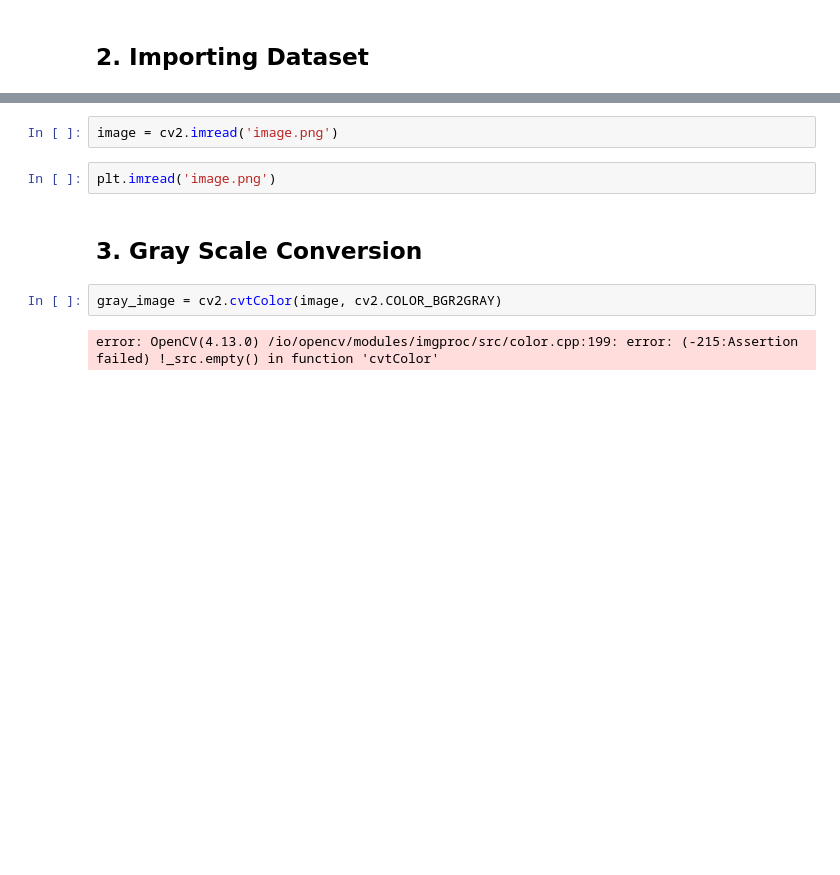
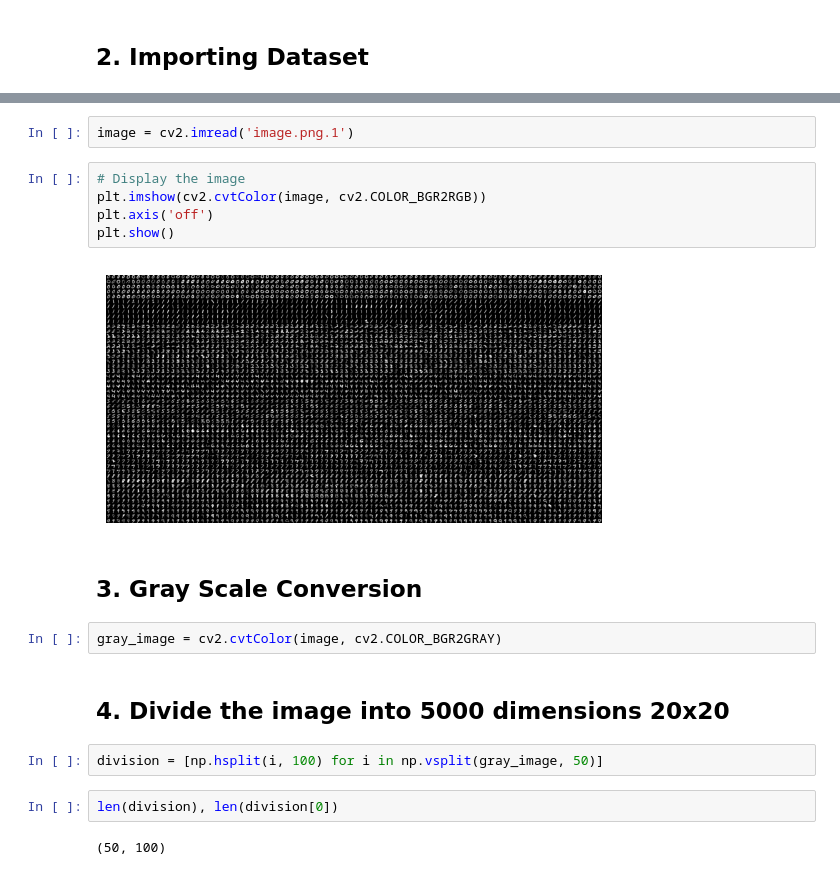
Before and after one commit to fatahrahimi330/100-Machine-Learning-Projects, a Jupyter notebook: 5-OCR/ocr_handwritten_digits.ipynb, the cells around one changed output, grey strips where cells are left out. Saved outputs shown, nothing was run; the diff lists cells and outputs as text; blank space fills up the shorter version.

```diff
--- a/5-OCR/ocr_handwritten_digits.ipynb
+++ b/5-OCR/ocr_handwritten_digits.ipynb
@@ -14,10 +27,21 @@ import cv2
 # %%
-image = cv2.imread('image.png')
+image = cv2.imread('image.png.1')
 # %%
-plt.imread('image.png')
+# Display the image
+plt.imshow(cv2.cvtColor(image, cv2.COLOR_BGR2RGB))
+plt.axis('off')
+plt.show()
+# %% [output]
+[figure, added]
 # %% [markdown]
 ## 3. Gray Scale Conversion
 # %%
 gray_image = cv2.cvtColor(image, cv2.COLOR_BGR2GRAY)
-# %% [output]
-error: OpenCV(4.13.0) /io/opencv/modules/imgproc/src/color.cpp:199: error: (-215:Assertion failed) !_src.empty() in function 'cvtColor'
+# %% [markdown]
+## 4. Divide the image into 5000 dimensions 20x20
+# %%
+division = [np.hsplit(i, 100) for i in np.vsplit(gray_image, 50)]
+# %%
+len(division), len(division[0])
+# %% [output]
+(50, 100)
```
Also changed, not shown: parts of 19 cells of this notebook, 1 other file.
